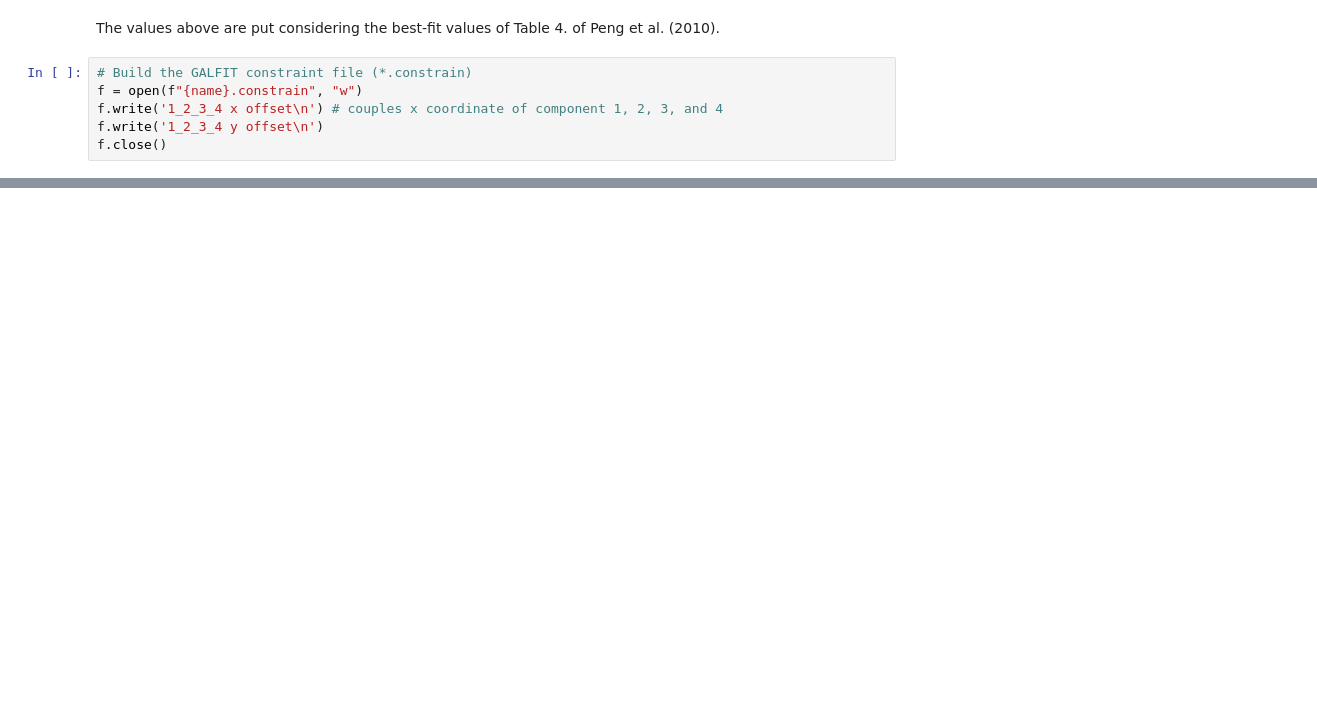
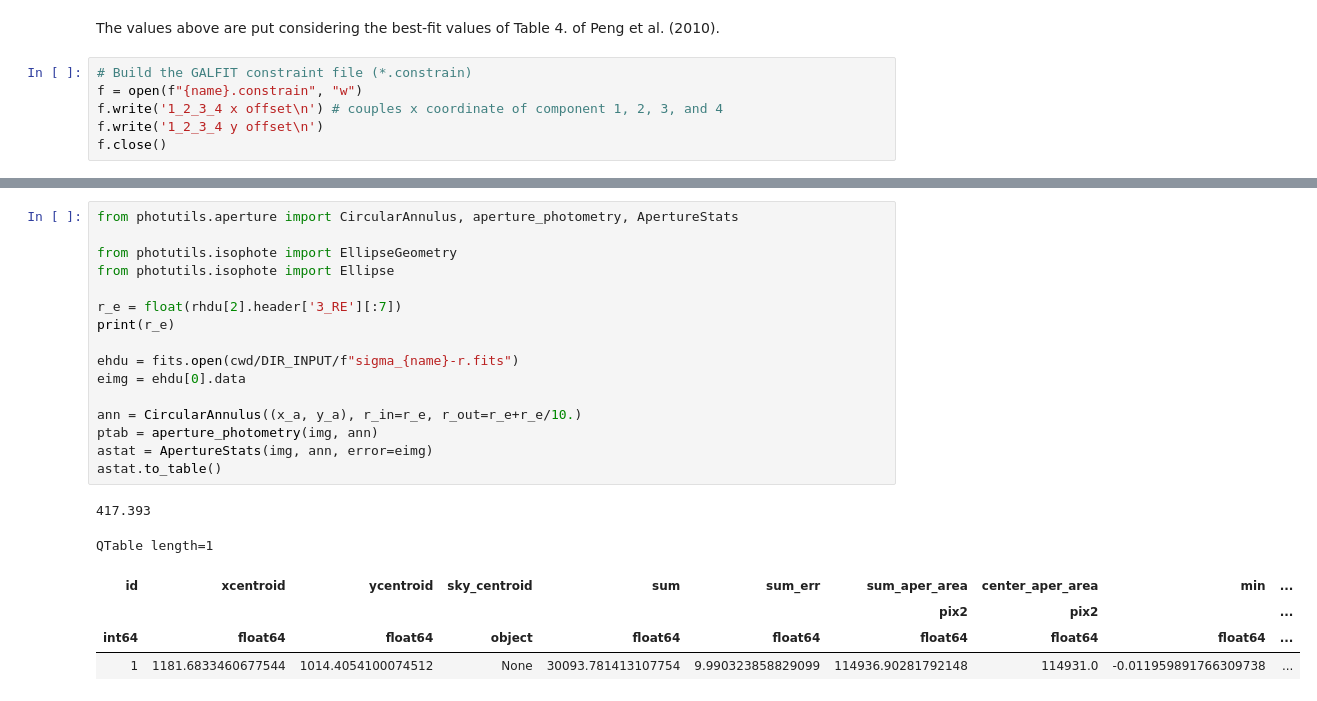
Before and after one commit to hbahk/TAOtutorials, a Jupyter notebook: tutorials/GALFIT-Surface_Photometry.ipynb, the cells around one changed output, grey strips where cells are left out. Cells and saved outputs as stored; diff of their text form; blank space fills up the shorter version.

```diff
--- a/tutorials/GALFIT-Surface_Photometry.ipynb
+++ b/tutorials/GALFIT-Surface_Photometry.ipynb
@@ -1054,0 +1066,23 @@ PATH_GALFIT + f" {name}.feedme"
+# %%
+from photutils.aperture import CircularAnnulus, aperture_photometry, ApertureStats
+
+from photutils.isophote import EllipseGeometry
+from photutils.isophote import Ellipse
+
+r_e = float(rhdu[2].header['3_RE'][:7])
+print(r_e)
+
+ehdu = fits.open(cwd/DIR_INPUT/f"sigma_{name}-r.fits")
+eimg = ehdu[0].data
+
+ann = CircularAnnulus((x_a, y_a), r_in=r_e, r_out=r_e+r_e/10.)
+ptab = aperture_photometry(img, ann)
+astat = ApertureStats(img, ann, error=eimg)
+astat.to_table()
+# %% [output]
+417.393
+QTable length=1
+| id | xcentroid | ycentroid | sky_centroid | sum | sum_err | sum_aper_area | center_aper_area | min | ... |
+|  |  |  |  |  |  | pix2 | pix2 |  | ... |
+| int64 | float64 | float64 | object | float64 | float64 | float64 | float64 | float64 | ... |
+| 1 | 1181.6833460677544 | 1014.4054100074512 | None | 30093.781413107754 | 9.990323858829099 | 114936.90281792148 | 114931.0 | -0.011959891766309738 | ... |
```
Also changed, not shown: parts of 18 cells of this notebook.
